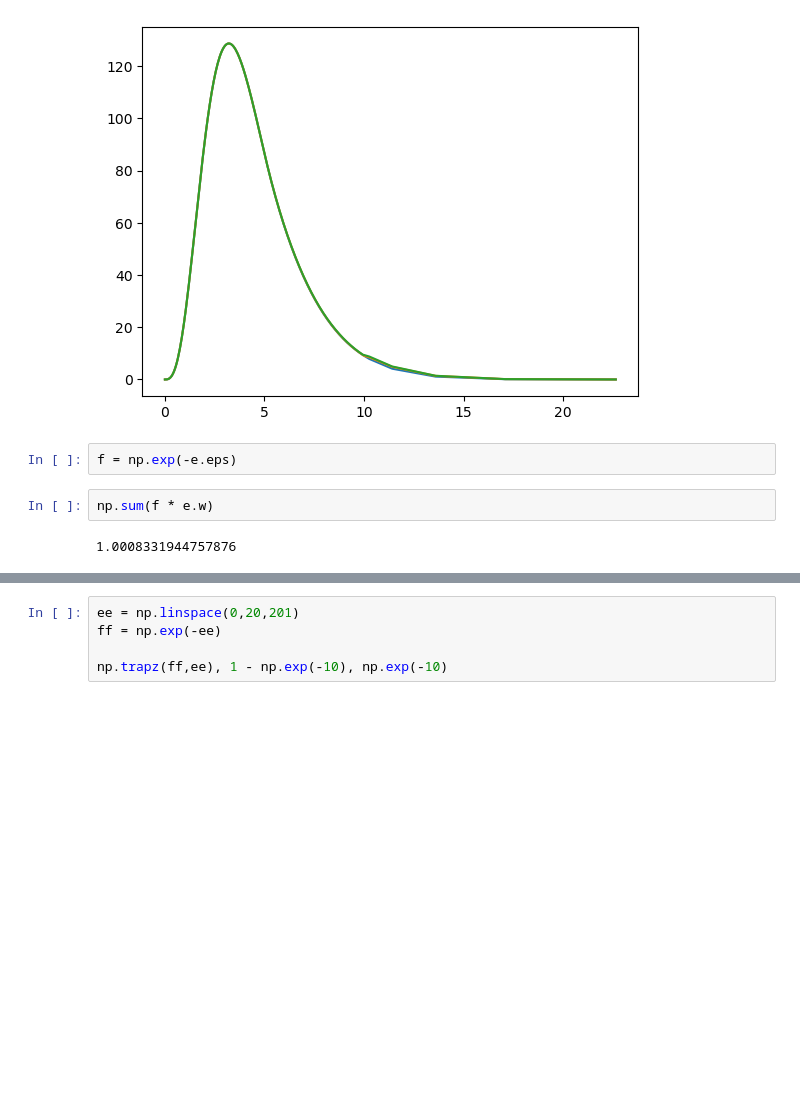
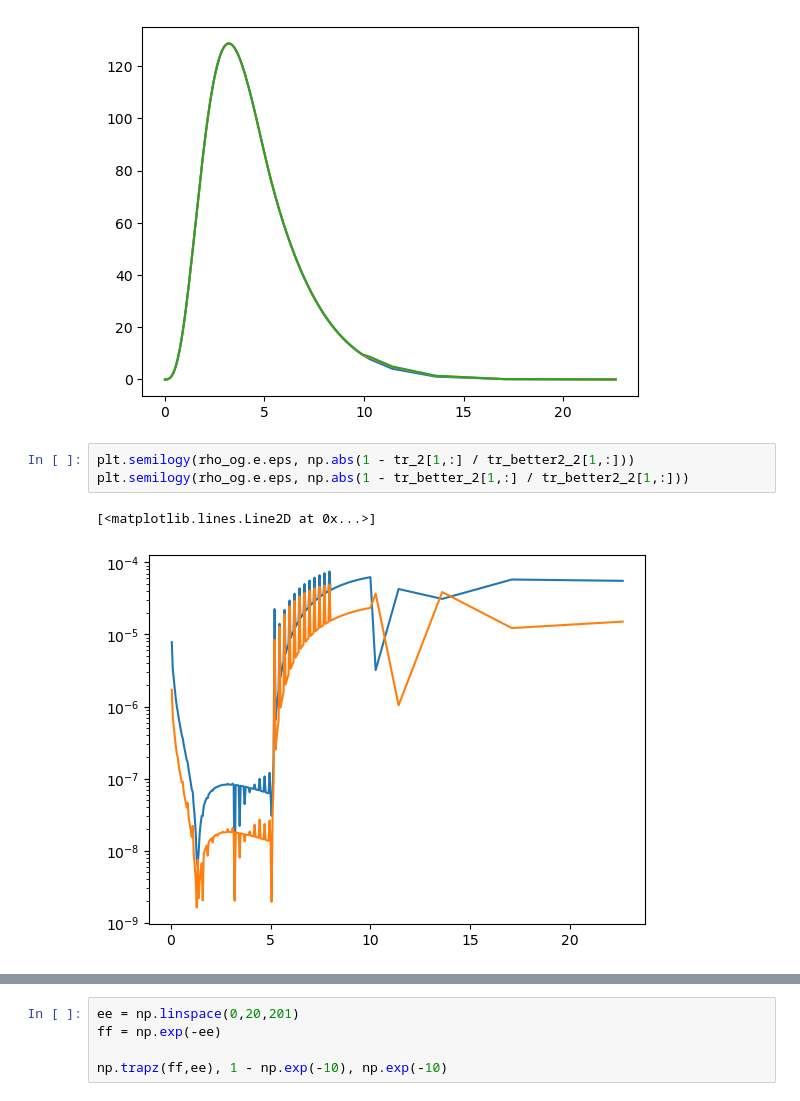
Before and after one commit to nuLABatUSD/QKE_test, a Jupyter notebook: integrator.ipynb, the cells around one changed output, grey strips where cells are left out. Drawn from its saved outputs; the diff is of its cells as text; blank space fills up the shorter version.

```diff
--- a/integrator.ipynb
+++ b/integrator.ipynb
@@ -201,9 +224,9 @@ plt.plot(rho_og.e.eps, og_2[1,:])
 # %% [output]
 [<matplotlib.lines.Line2D at 0x...>]
 [figure]
-# %%
-f = np.exp(-e.eps)
-# %%
-np.sum(f * e.w)
-# %% [output]
-1.0008331944757876
+# %%
+plt.semilogy(rho_og.e.eps, np.abs(1 - tr_2[1,:] / tr_better2_2[1,:]))
+plt.semilogy(rho_og.e.eps, np.abs(1 - tr_better_2[1,:] / tr_better2_2[1,:]))
+# %% [output]
+[<matplotlib.lines.Line2D at 0x...>]
+[figure, added]
```
Also changed, not shown: parts of 9 cells of this notebook.
